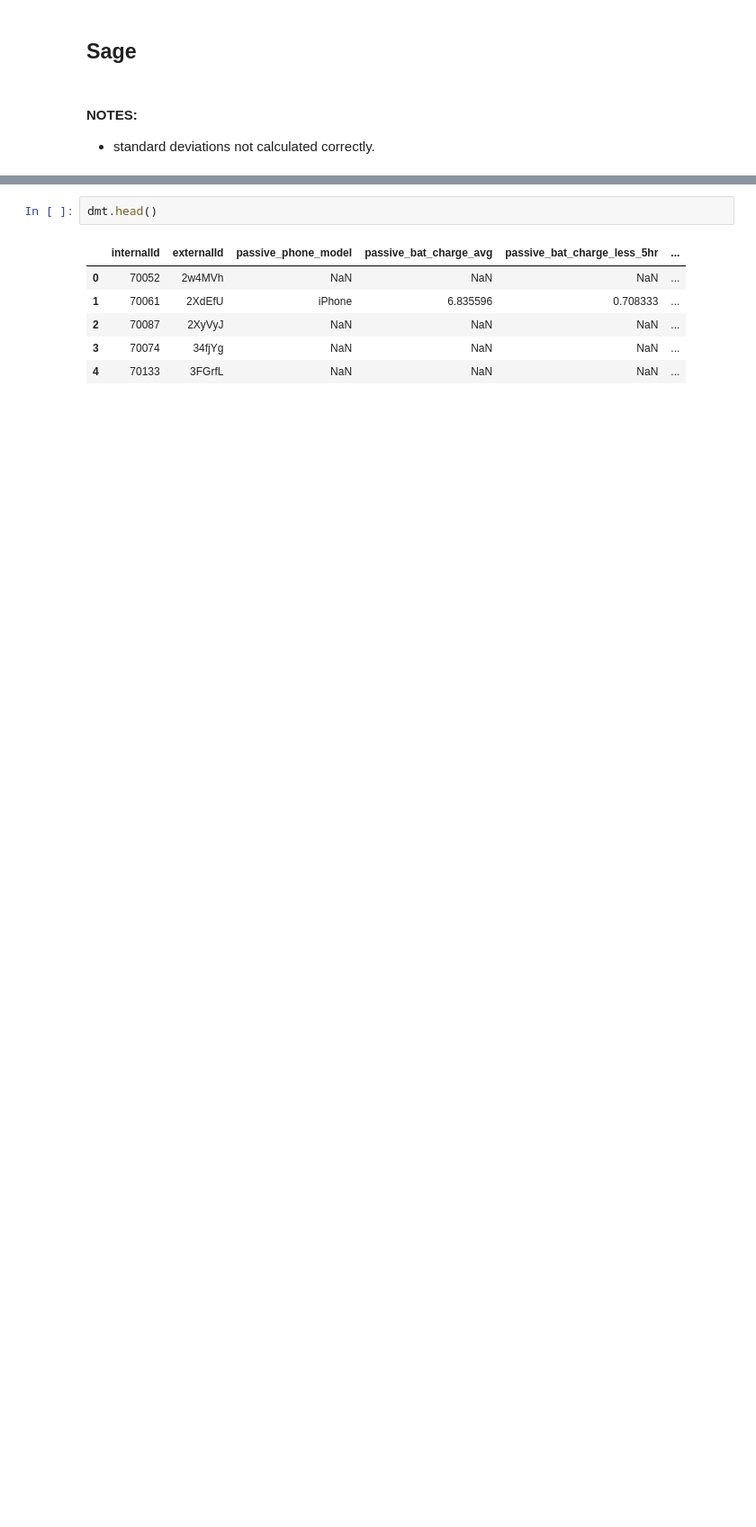
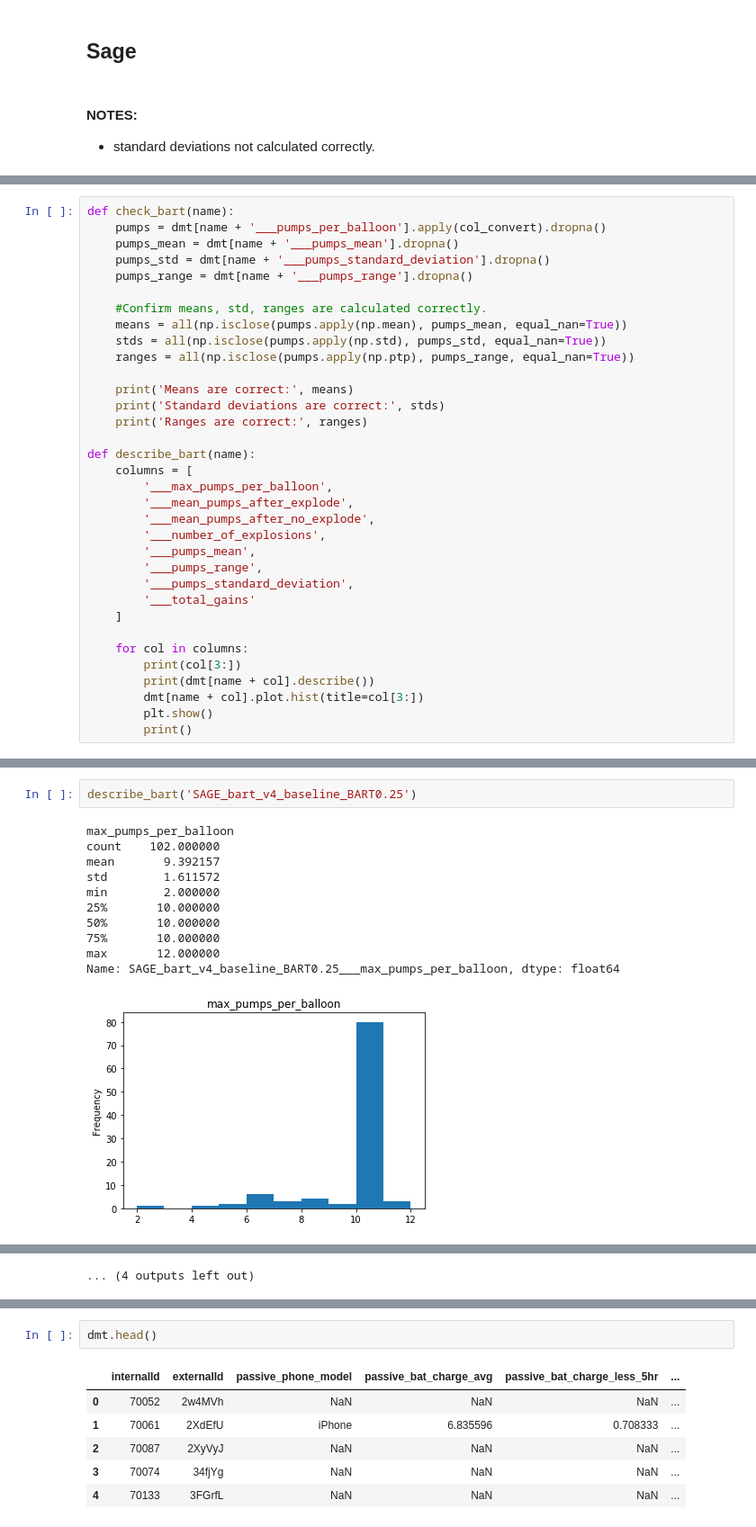
Before and after one commit to wraikes/partnership, a Jupyter notebook: analysis/BART_Outliers.ipynb, the cells around one changed output, grey strips where cells are left out. Shown at 90% size. Saved outputs shown, nothing was run; the diff lists cells and outputs as text; blank space fills up the shorter version.

Commit message:
Modify BART

```diff
--- a/analysis/BART_Outliers.ipynb
+++ b/analysis/BART_Outliers.ipynb
@@ -11,0 +41,34 @@ dmt = pd.read_csv('../data/final_data/DMT_Data_Merged_10.25.17.csv')
+# %%
+def check_bart(name):
+    pumps = dmt[name + '___pumps_per_balloon'].apply(col_convert).dropna()
+    pumps_mean = dmt[name + '___pumps_mean'].dropna()
+    pumps_std = dmt[name + '___pumps_standard_deviation'].dropna()
+    pumps_range = dmt[name + '___pumps_range'].dropna()
+
+    #Confirm means, std, ranges are calculated correctly.
+    means = all(np.isclose(pumps.apply(np.mean), pumps_mean, equal_nan=True))
+    stds = all(np.isclose(pumps.apply(np.std), pumps_std, equal_nan=True))
+    ranges = all(np.isclose(pumps.apply(np.ptp), pumps_range, equal_nan=True))
+
+    print('Means are correct:', means)
+    print('Standard deviations are correct:', stds)
+    print('Ranges are correct:', ranges)
+
+def describe_bart(name):
+    columns = [
+        '___max_pumps_per_balloon',
+        '___mean_pumps_after_explode',
+        '___mean_pumps_after_no_explode',
+        '___number_of_explosions',
+        '___pumps_mean',
+        '___pumps_range',
+        '___pumps_standard_deviation',
+        '___total_gains'
+    ]
+
+    for col in columns:
+        print(col[3:])
+        print(dmt[name + col].describe())
+        dmt[name + col].plot.hist(title=col[3:])
+        plt.show()
+        print()
@@ -11,0 +81,14 @@ dmt = pd.read_csv('../data/final_data/DMT_Data_Merged_10.25.17.csv')
+# %%
+describe_bart('SAGE_bart_v4_baseline_BART0.25')
+# %% [output]
+max_pumps_per_balloon
+count    102.000000
+mean       9.392157
+std        1.611572
+min        2.000000
+25%       10.000000
+50%       10.000000
+75%       10.000000
+max       12.000000
+Name: SAGE_bart_v4_baseline_BART0.25___max_pumps_per_balloon, dtype: float64
+[figure, added]
@@ -11,0 +150 @@ dmt = pd.read_csv('../data/final_data/DMT_Data_Merged_10.25.17.csv')
+... (4 outputs left out)
```
Also changed, not shown: parts of 23 cells of this notebook, 1 other file.
